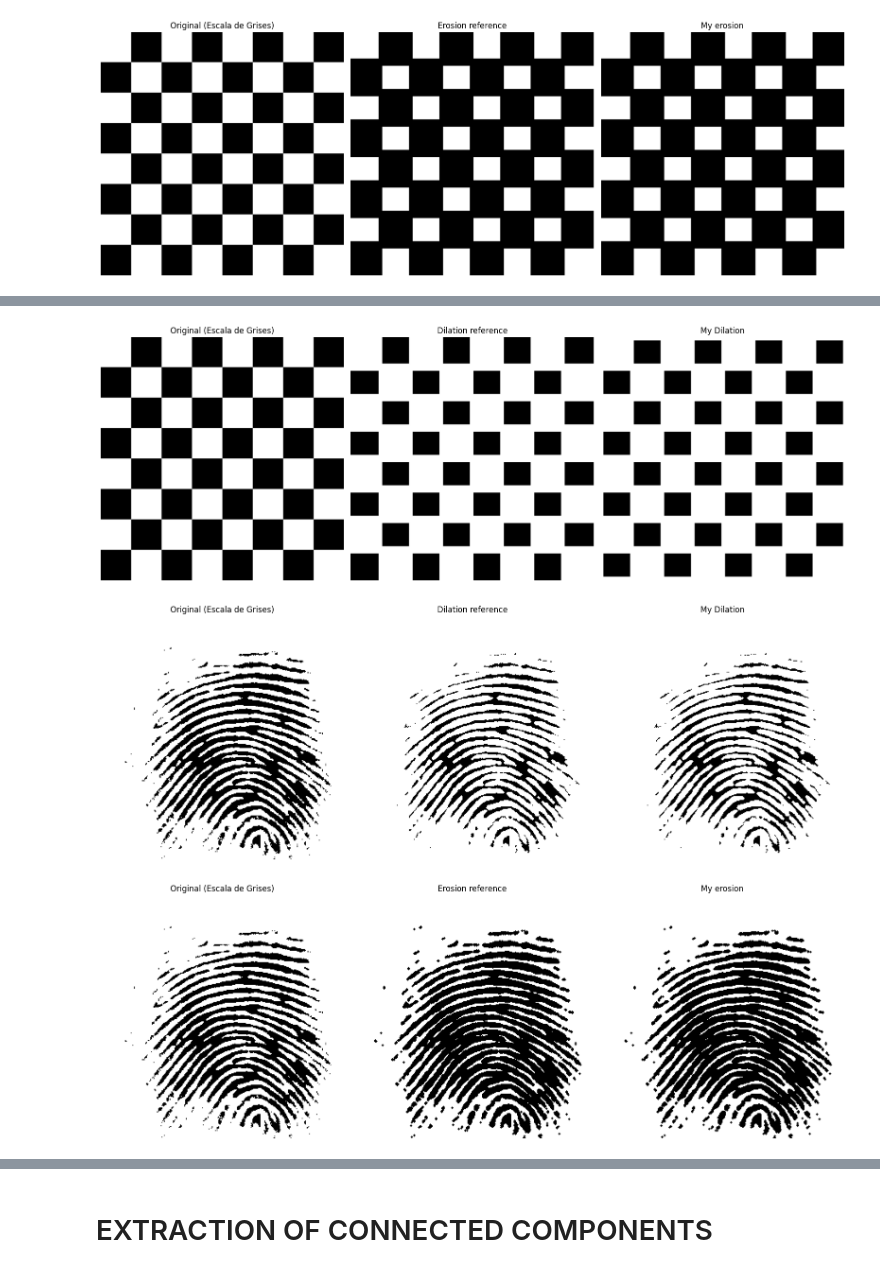
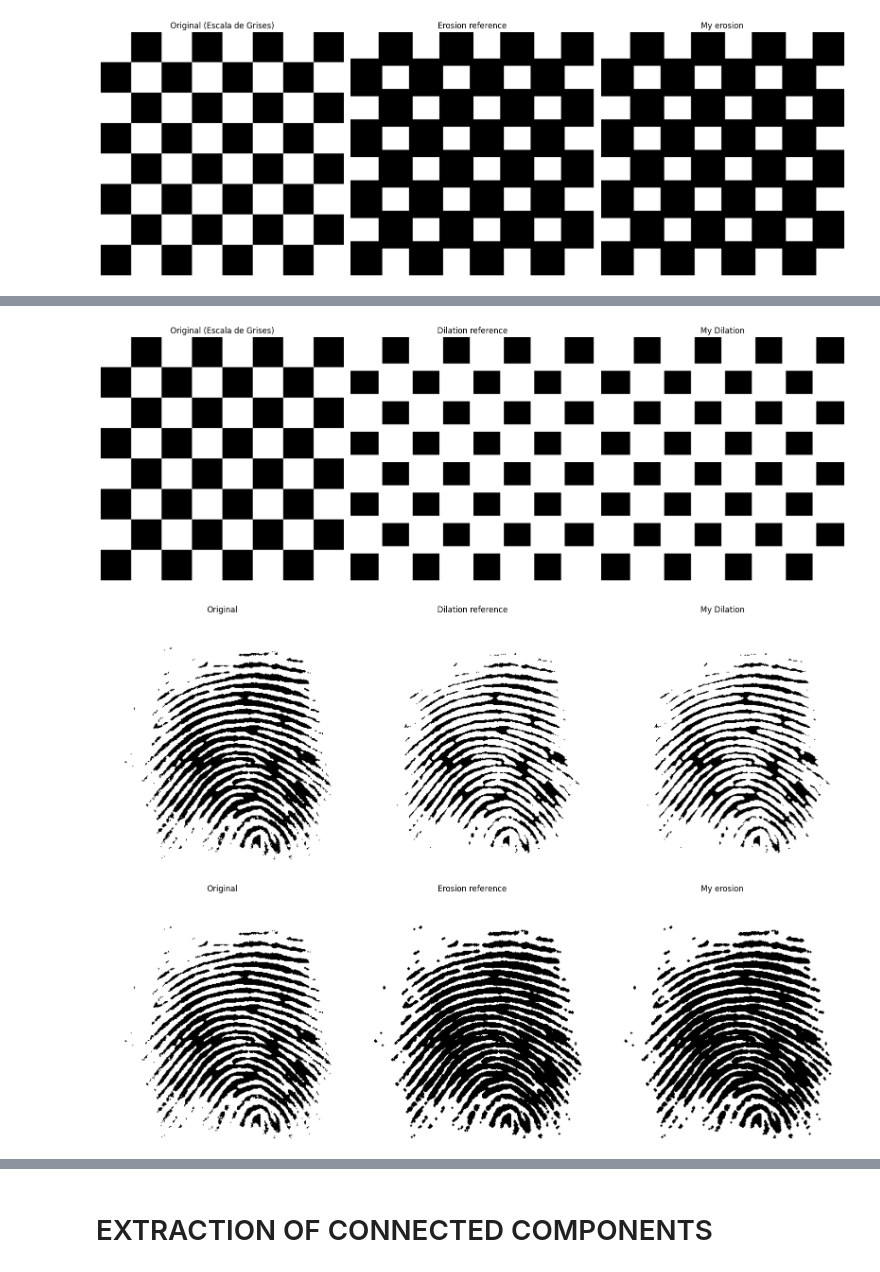
Before and after one commit to Tommy1908/ERV-CC, a Jupyter notebook: morphological_image_processing/morphological_image_processing.ipynb, the cells around one changed output, grey strips where cells are left out. Saved outputs shown, nothing was run; the diff lists cells and outputs as text; code cells hidden in the pictures.

```diff
--- a/morphological_image_processing/morphological_image_processing.ipynb
+++ b/morphological_image_processing/morphological_image_processing.ipynb
@@ -86,6 +104,7 @@ import matplotlib.pyplot as plt
 import numpy as np
 
 def dilation(img,se):
+    se = np.flip(se) #se_hat, flip the se
     width, height = img.shape
     se_width, se_height = se.shape
     cx, cy = se_width // 2, se_height // 2 # aproximate center if no point was given for the SE
@@ -98,7 +117,7 @@ def dilation(img,se):
     pad_left = cy
     pad_right = se_height - 1 - cy
 
-    padded_img = np.pad(img, ((pad_top, pad_bottom), (pad_left, pad_right)), constant_values=1)
+    padded_img = np.pad(img, ((pad_top, pad_bottom), (pad_left, pad_right)), constant_values=0) #0 elemento neutro de dilation
 
     result_img = np.zeros_like(img)
     #print(padded_img)
@@ -116,12 +135,6 @@ def dilation(img,se):
 
 img = data.checkerboard()
 img = (img > 128).astype(np.uint8)
-#img = np.array([
-#    [ 1, 1, 1, 1],
-#    [ 1, 1, 1, 1],
-#    [ 1, 0, 0, 1],
-#    [ 1, 1, 1, 1]
-#])
 
 structuring_element = np.array([
     [ 1, 1, 1],
@@ -131,33 +144,32 @@ structuring_element = np.array([
 structuring_element = np.array([
     [ 1, 1, 1, 1],
     [ 1, 0, 0, 1],
     [ 1, 0, 0, 1],
     [ 1, 1, 1, 1],
     [ 1, 1, 1, 1],
-    [ 1, 1, 1, 1],
+    [ 1, 0, 0, 1],
     [ 1, 1, 1, 1],
 ])
 
 my_dilation = dilation(img,structuring_element)
-
 
 img_dilation = morphology.dilation(img, structuring_element)
 
 fig, axes = plt.subplots(1, 3, figsize=(16, 6))
 #
 axes[0].imshow(img, cmap='gray')
 axes[0].set_title('Original (Escala de Grises)')
 axes[0].axis('off')
 
 axes[1].imshow(img_dilation, cmap='gray')
 axes[1].set_title('Dilation reference')
 axes[1].axis('off')
 
 axes[2].imshow(my_dilation, cmap='gray')
 axes[2].set_title('My Dilation')
 axes[2].axis('off')
 
 plt.tight_layout()
 plt.show()
 # %% [output]
-[figure, old version]
+[figure, new version]
@@ -175,5 +176,9 @@ img3 = (img3 > 150).astype(np.uint8)
 # %%
-img=img1
+from skimage import util, io
+
+img = util.img_as_ubyte(io.imread("./DB1_B/101_1.tif", as_gray=True))
+img = (img > 150).astype(np.uint8)
+
 structuring_element = np.array([
     [ 0, 1, 0,],
     [ 1, 1, 1,],
@@ -186,7 +191,7 @@ img_dilation = morphology.dilation(img, structuring_element)
 fig, axes = plt.subplots(1, 3, figsize=(16, 6))
 #
 axes[0].imshow(img, cmap='gray')
-axes[0].set_title('Original (Escala de Grises)')
+axes[0].set_title('Original')
 axes[0].axis('off')
 
 axes[1].imshow(img_dilation, cmap='gray')
@@ -207,7 +212,7 @@ img_erosion = morphology.erosion(img, structuring_element)
 fig, axes = plt.subplots(1, 3, figsize=(16, 6))
 
 axes[0].imshow(img, cmap='gray', vmin=0, vmax=1)
-axes[0].set_title('Original (Escala de Grises)')
+axes[0].set_title('Original')
 axes[0].axis('off')
 
 axes[1].imshow(img_erosion, cmap='gray', vmin=0, vmax=1)
@@ -221,5 +226,5 @@ axes[2].axis('off')
 plt.tight_layout()
 plt.show()
 # %% [output]
-[figure, old version]
+[figure, new version]
-[figure, old version]
+[figure, new version]
```
Also changed, not shown: parts of 10 cells of this notebook.
